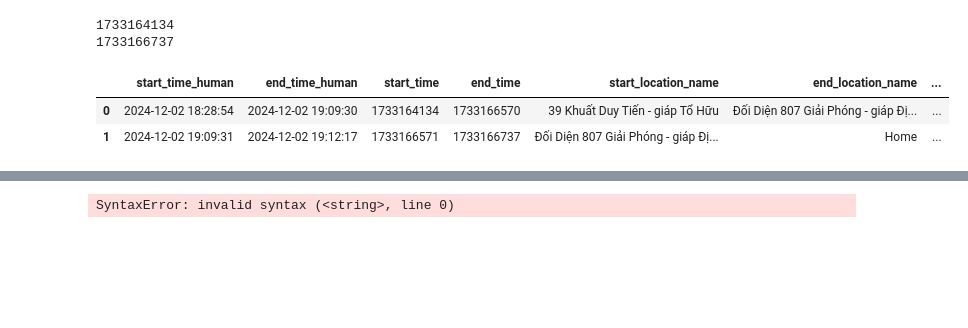
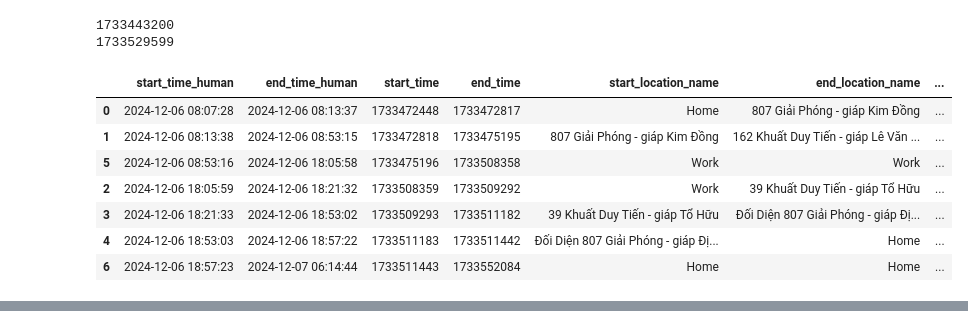
Before and after one commit to yoogun143/Postgres, a Jupyter notebook: gmap.ipynb, the cells around one changed output, grey strips where cells are left out. Drawn from its saved outputs; the diff is of its cells as text; code cells hidden in the pictures; blank space fills up the shorter version.

```diff
--- a/gmap.ipynb
+++ b/gmap.ipynb
@@ -1,5 +1,5 @@
 # %%
-from_date = 20241202
+from_date = 20241206
 to_date = from_date
 
 from datetime import datetime
@@ -7,13 +7,11 @@ from datetime import datetime
 from_date_unix = int(datetime.strptime(str(from_date) + ' 00:00:00', '%Y%m%d %H:%M:%S').timestamp()) + 25200 # Add 7 hours
 to_date_unix = int(datetime.strptime(str(to_date) + ' 23:59:59', '%Y%m%d %H:%M:%S').timestamp()) + 25200 # Add 7 hours
 
-from_date_unix = 1733164134
-to_date_unix = 1733166737 #1733166737
 print(from_date_unix)
 print(to_date_unix)
 # %% [output]
-1733164134
-1733166737
+1733443200
+1733529599
 # %%
 from helper.config import load_config
 import psycopg2
@@ -41,10 +39,12 @@ with psycopg2.connect(**config) as conn:
                         ,case
                             when json_agg(
                                 json_build_object('txtime', b.txtime, 'lat', b.lat, 'lon', b.lon)
+                                order by b.txtime
                             ) filter (where b.txtime is not null or b.lat is not null or b.lon is not null) is null
                             then null
                             else json_agg(
                                 json_build_object('txtime', b.txtime, 'lat', b.lat, 'lon', b.lon)
+                                order by b.txtime
                             )
                         end as path
                     from gmap.fact_activity a
@@ -82,10 +82,12 @@ with psycopg2.connect(**config) as conn:
                         ,case
                             when json_agg(
                                 json_build_object('txtime', b.txtime, 'lat', b.lat, 'lon', b.lon)
+                                order by b.txtime
                             ) filter (where b.txtime is not null or b.lat is not null or b.lon is not null) is null
                             then null
                             else json_agg(
                                 json_build_object('txtime', b.txtime, 'lat', b.lat, 'lon', b.lon)
+                                order by b.txtime
                             )
                         end as path
                     from gmap.fact_visit a
@@ -118,35 +120,40 @@ activity['start_time_human'] = pd.to_datetime(activity['start_time'], unit='s')
 activity['end_time_human'] = pd.to_datetime(activity['end_time'], unit='s')
 
 # add info to visit
 visit['path'] = visit['path'].apply(lambda x: {item['txtime']: [item['lat'], item['lon']] for item in x} if x is not None else None)
 visit['duration'] = visit['end_time'] - visit['start_time']
 visit['duration'] = visit['duration'].apply(lambda x: '{} hours {} minutes'.format(int(divmod(x, 60*60)[0]), int(divmod(divmod(x, 60*60)[1], 60)[0])))
 visit['start_time_human'] = pd.to_datetime(visit['start_time'], unit='s')
 visit['end_time_human'] = pd.to_datetime(visit['end_time'], unit='s')
 
 # Get all coordinates for map zoom display
 visit_path_coordinates = sum(visit['path'].apply(lambda x: list(x.values() if isinstance(x, dict) else [])),[])
 visit_coordinates = visit[['lat', 'lon']].apply(lambda x: [float(x['lat']), float(x['lon'])], axis=1).to_list()
 activity_path_coordinates = sum(activity['path'].apply(lambda x: list(x.values() if isinstance(x, dict) else [])),[])
 activity_start_coordinates = activity[['start_lat', 'start_lon']].apply(lambda x: [float(x['start_lat']), float(x['start_lon'])], axis=1).to_list()
 activity_end_coordinates = activity[['end_lat', 'end_lon']].apply(lambda x: [float(x['end_lat']), float(x['end_lon'])], axis=1).to_list()
 coordinates = sum([visit_path_coordinates, visit_coordinates, activity_path_coordinates, activity_start_coordinates, activity_end_coordinates], [])
 min_lat = min((coord[0] for coord in coordinates if coord[0] is not None), default=None)
 max_lat = max((coord[0] for coord in coordinates if coord[0] is not None), default=None)
 min_lon = min((coord[1] for coord in coordinates if coord[1] is not None), default=None)
 max_lon = max((coord[1] for coord in coordinates if coord[1] is not None), default=None)
 
 pd.DataFrame(
       np.concatenate([
       activity[['start_time_human', 'end_time_human', 'start_time', 'end_time', 'start_location_name', 'end_location_name', 'vehicle_type']].to_numpy(),
       visit[['start_time_human', 'end_time_human', 'start_time', 'end_time', 'location_name', 'location_name', 'location_name']].to_numpy()
       ])
       , columns=['start_time_human', 'end_time_human', 'start_time', 'end_time', 'start_location_name', 'end_location_name', 'vehicle_type']
       ).sort_values('start_time')
 # %% [output]
 |  | start_time_human | end_time_human | start_time | end_time | start_location_name | end_location_name | ... |
-| 0 | 2024-12-02 18:28:54 | 2024-12-02 19:09:30 | 1733164134 | 1733166570 | 39 Khuất Duy Tiến - giáp Tổ Hữu | Đối Diện 807 Giải Phóng - giáp Đị... | ... |
-| 1 | 2024-12-02 19:09:31 | 2024-12-02 19:12:17 | 1733166571 | 1733166737 | Đối Diện 807 Giải Phóng - giáp Đị... | Home | ... |
+| 0 | 2024-12-06 08:07:28 | 2024-12-06 08:13:37 | 1733472448 | 1733472817 | Home | 807 Giải Phóng - giáp Kim Đồng | ... |
+| 1 | 2024-12-06 08:13:38 | 2024-12-06 08:53:15 | 1733472818 | 1733475195 | 807 Giải Phóng - giáp Kim Đồng | 162 Khuất Duy Tiến - giáp Lê Văn ... | ... |
+| 5 | 2024-12-06 08:53:16 | 2024-12-06 18:05:58 | 1733475196 | 1733508358 | Work | Work | ... |
+| 2 | 2024-12-06 18:05:59 | 2024-12-06 18:21:32 | 1733508359 | 1733509292 | Work | 39 Khuất Duy Tiến - giáp Tổ Hữu | ... |
+| 3 | 2024-12-06 18:21:33 | 2024-12-06 18:53:02 | 1733509293 | 1733511182 | 39 Khuất Duy Tiến - giáp Tổ Hữu | Đối Diện 807 Giải Phóng - giáp Đị... | ... |
+| 4 | 2024-12-06 18:53:03 | 2024-12-06 18:57:22 | 1733511183 | 1733511442 | Đối Diện 807 Giải Phóng - giáp Đị... | Home | ... |
+| 6 | 2024-12-06 18:57:23 | 2024-12-07 06:14:44 | 1733511443 | 1733552084 | Home | Home | ... |
 # %%
 import folium
 from folium.plugins import MarkerCluster, AntPath
@@ -234,25 +245,30 @@ m
 # %% [output]
 [interactive output not drawn]
 # %%
-from bs4 import BeautifulSoup
+# ## Check polyline data
 
-# Save the map to an HTML file and parse it with BeautifulSoup
-html_str = m.get_root().render()
-soup = BeautifulSoup(html_str, 'html.parser')
+# from bs4 import BeautifulSoup
 
-# print(soup)
+# # Save the map to an HTML file and parse it with BeautifulSoup
+# html_str = m.get_root().render()
+# soup = BeautifulSoup(html_str, 'html.parser')
 
-# Extract polyline data
-polyline_data = []
-for script in soup.find_all('script'):
-    if script.string and 'L.polyline' in script.string:
-        # print(script.string)
-        # for line in script.string.splitlines():
-        #     if 'L.polyline' in line:
-        #         start = line.find('[')
-        #         end = line.find(']') + 1
-        #         polyline_data.append(eval(line[start:end]))
+# # print(soup)
 
-print(polyline_data)
+# # Extract polyline data
+# polyline_data = []
+# for script in soup.find_all('script'):
+#     if script.string and 'L.polyline' in script.string:
+#         # print(script.string)
+#         for index, line in enumerate(script.string.splitlines()):
+#             if 'L.polyline' in line:
+#                 # print(index, line)
+#                 line = script.string.splitlines()[index+1]
+#                 start = line.find('[')
+#                 end = line.rfind(']') + 1
+#                 # print(line[start:end])
+#                 polyline_data.append(eval(line[start:end]))
+
+# # print(soup.find_all('script')[7].string.splitlines()[378])
+# display(list(activity.loc[0,['path']]))
+# display(polyline_data[0])
-# %% [output]
-SyntaxError: invalid syntax (<string>, line 0)
```
Also changed, not shown: parts of 1 cell of this notebook.
